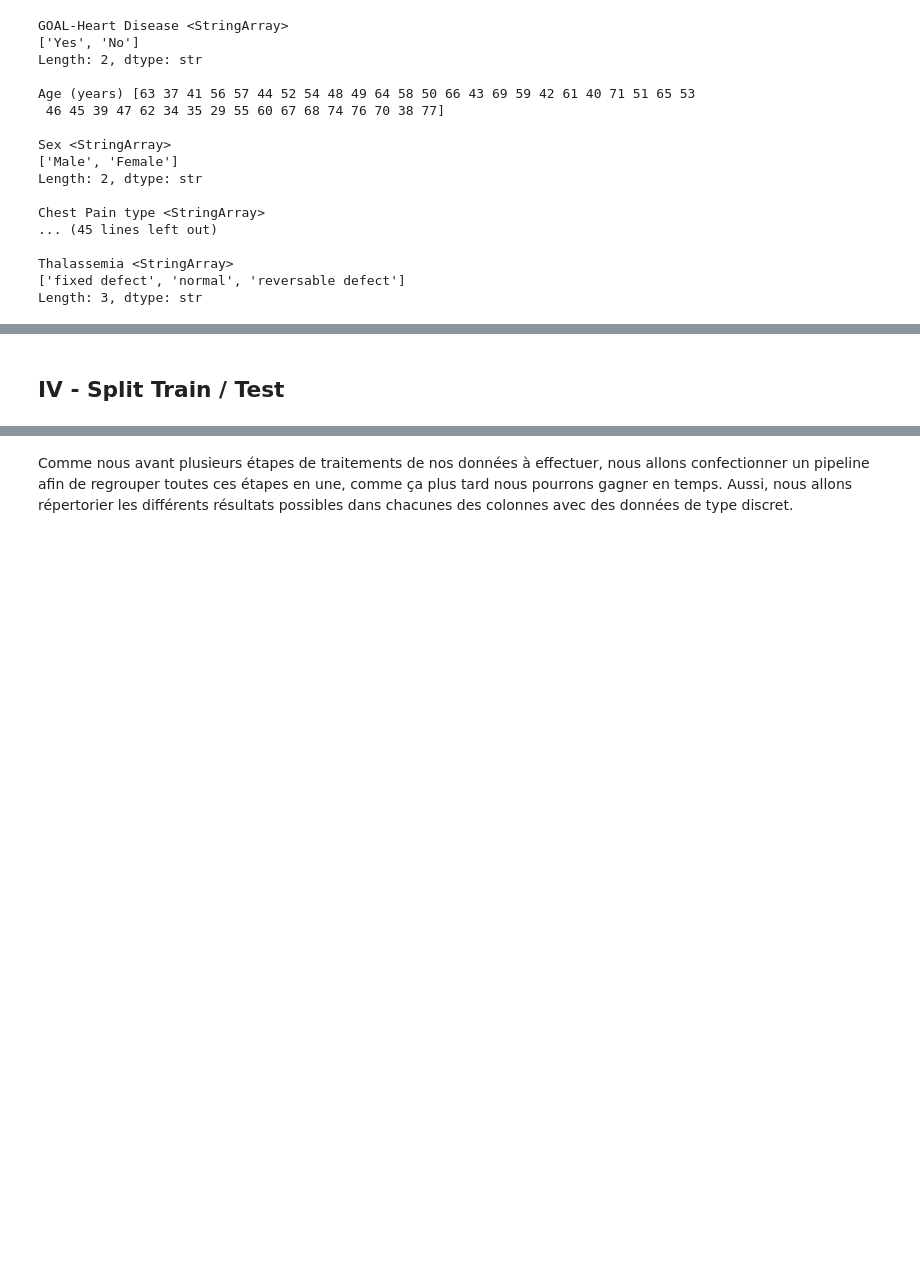
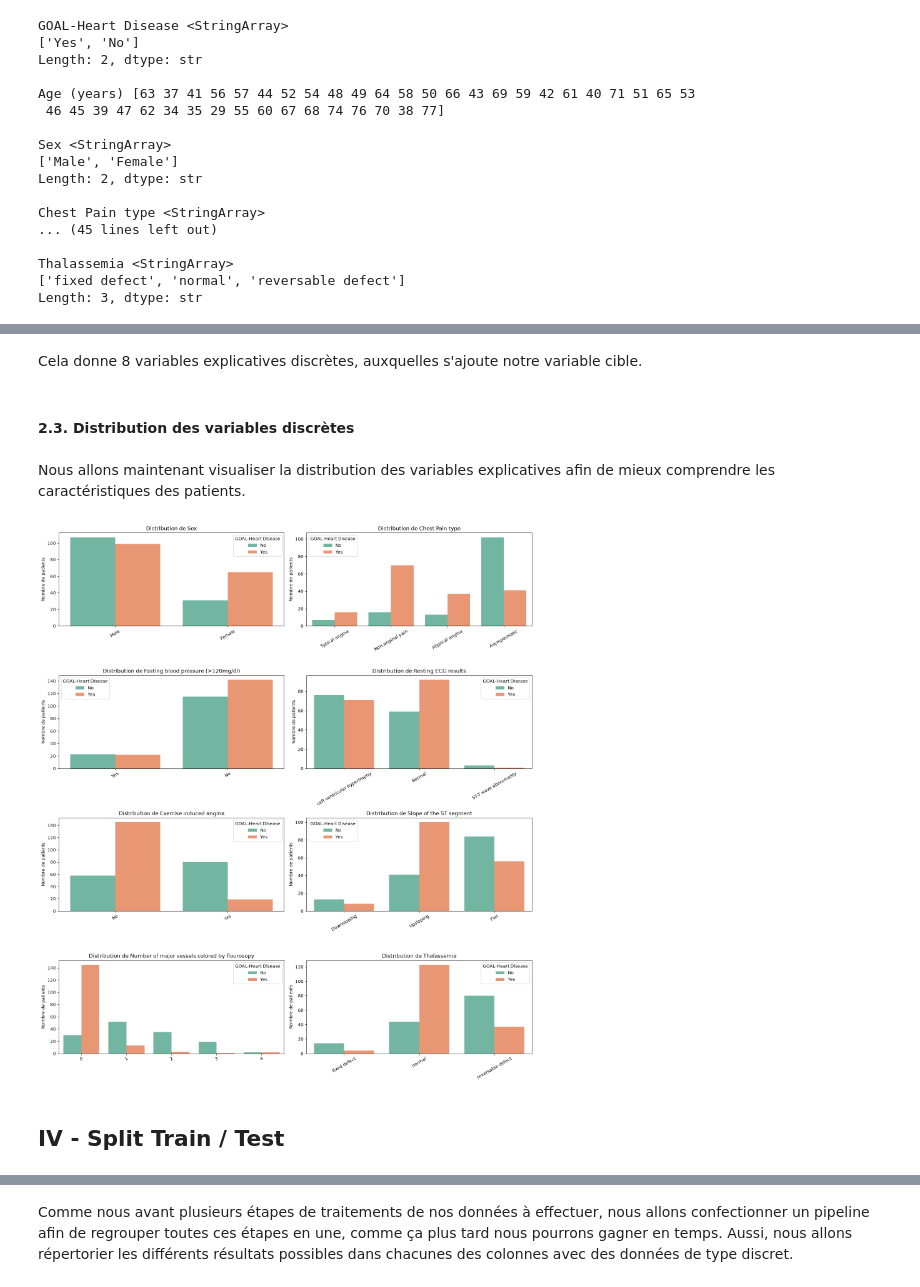
Before and after one commit to keinlarry/Cardiovascular-Disease-Prediction, a Jupyter notebook: notebook/Cardiovascular-Disease-Prediction.ipynb, the cells around one changed output, grey strips where cells are left out. Saved outputs shown, nothing was run; the diff lists cells and outputs as text; code cells hidden in the pictures; blank space fills up the shorter version.

```diff
--- a/notebook/Cardiovascular-Disease-Prediction.ipynb
+++ b/notebook/Cardiovascular-Disease-Prediction.ipynb
@@ -202,0 +221,16 @@ ax[1].set_xticklabels(ax[1].get_xticklabels(), rotation=90, ha='right')
+# %%
+# Sélection des variables discrètes
+variables_discretes = [
+    "Sex",
+    "Chest Pain type",
+    "Fasting blood pressure (>120mg/dl)",
+    "Resting ECG results",
+    "Exercise induced angina",
+    "Slope of the ST segment",
+    "Number of major vessels colored by flourosopy",
+    "Thalassemia"
+]
+
+target = "GOAL-Heart Disease"
+data_discrete = data_clean[variables_discretes + [target]].copy()
+data_discrete.head()
@@ -203,3 +244,27 @@ ax[1].set_xticklabels(ax[1].get_xticklabels(), rotation=90, ha='right')
+# %% [markdown]
+Cela donne 8 variables explicatives discrètes, auxquelles s'ajoute notre variable cible.
+# %% [markdown]
+#### 2.3. Distribution des variables discrètes
+# %% [markdown]
+Nous allons maintenant visualiser la distribution des variables explicatives afin de mieux comprendre les caractéristiques des patients.
+# %%
+fig, axes = plt.subplots(4, 2, figsize=(16, 18))
+axes = axes.flatten()
+
+for i, col in enumerate(variables_discretes):
+    sns.countplot(data=data_discrete, x=col, hue=target, hue_order=["No", "Yes"],
+        palette="Set2", ax=axes[i]
+    )
+
+    axes[i].set_title(f"Distribution de {col}")
+    axes[i].set_xlabel("")
+    axes[i].set_ylabel("Nombre de patients")
+    axes[i].tick_params(axis="x", rotation=30)
+
+plt.tight_layout()
+plt.show()
+# %% [output]
+[figure, added]
 # %% [markdown]
-## IV - Split Train / Test
+## **IV - Split Train / Test**
 # %% [markdown]
```
Also changed, not shown: parts of 14 cells of this notebook.
